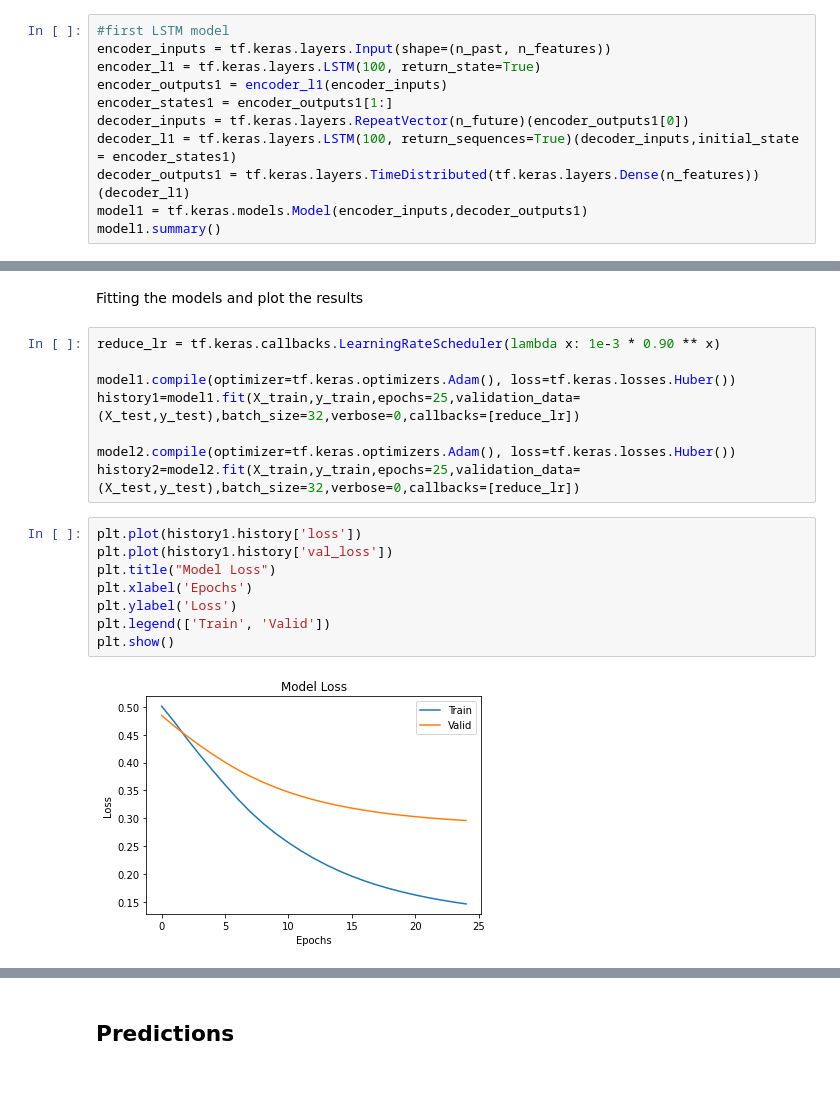
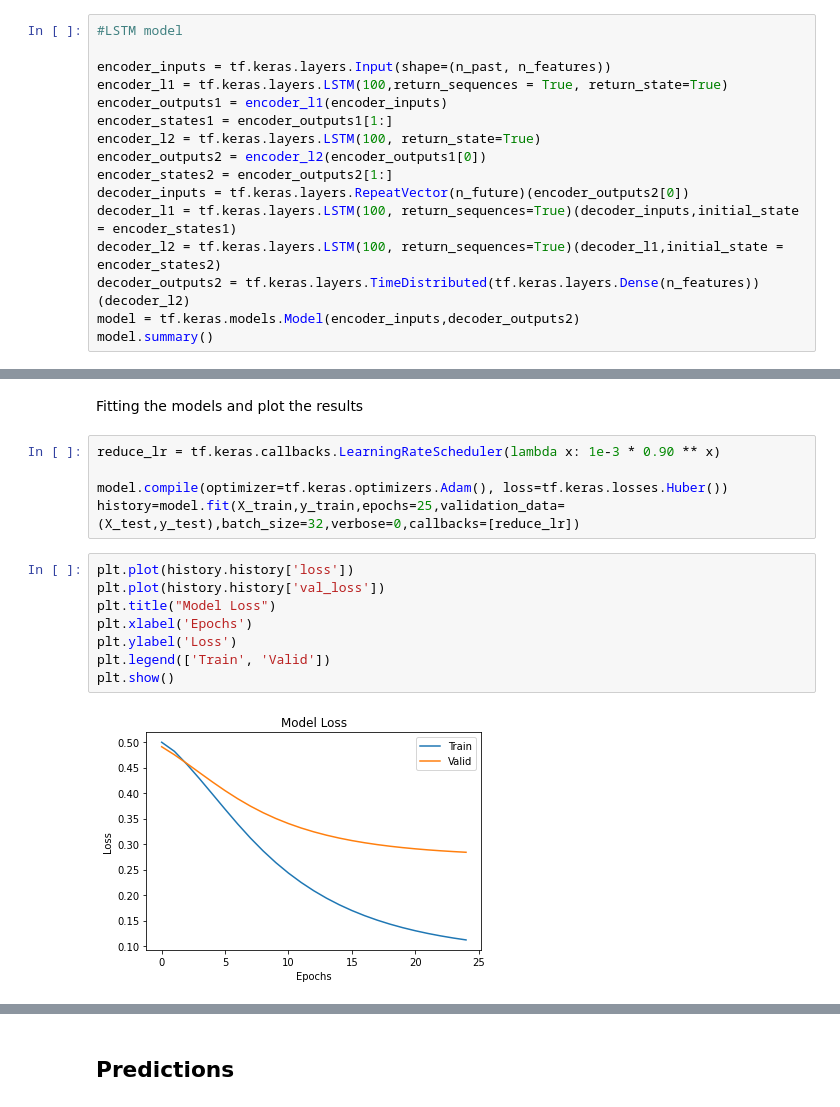
Before and after one commit to akouaouchissam/sparkNLP, a Jupyter notebook: predict_nextday_healthcare_features_from_clinical_data.ipynb, the cells around one changed output, grey strips where cells are left out. Drawn from its saved outputs; the diff is of its cells as text.

```diff
--- a/predict_nextday_healthcare_features_from_clinical_data.ipynb
+++ b/predict_nextday_healthcare_features_from_clinical_data.ipynb
@@ -1240,14 +1056,19 @@ array([[[-1., -1., -1., ..., -1., -1., -1.]]])
 # %% [markdown]
 ## *Creating the predictive Models*
 # %%
-#first LSTM model
+#LSTM model
+
 encoder_inputs = tf.keras.layers.Input(shape=(n_past, n_features))
-encoder_l1 = tf.keras.layers.LSTM(100, return_state=True)
+encoder_l1 = tf.keras.layers.LSTM(100,return_sequences = True, return_state=True)
 encoder_outputs1 = encoder_l1(encoder_inputs)
 encoder_states1 = encoder_outputs1[1:]
-decoder_inputs = tf.keras.layers.RepeatVector(n_future)(encoder_outputs1[0])
+encoder_l2 = tf.keras.layers.LSTM(100, return_state=True)
+encoder_outputs2 = encoder_l2(encoder_outputs1[0])
+encoder_states2 = encoder_outputs2[1:]
+decoder_inputs = tf.keras.layers.RepeatVector(n_future)(encoder_outputs2[0])
 decoder_l1 = tf.keras.layers.LSTM(100, return_sequences=True)(decoder_inputs,initial_state = encoder_states1)
-decoder_outputs1 = tf.keras.layers.TimeDistributed(tf.keras.layers.Dense(n_features))(decoder_l1)
-model1 = tf.keras.models.Model(encoder_inputs,decoder_outputs1)
-model1.summary()
+decoder_l2 = tf.keras.layers.LSTM(100, return_sequences=True)(decoder_l1,initial_state = encoder_states2)
+decoder_outputs2 = tf.keras.layers.TimeDistributed(tf.keras.layers.Dense(n_features))(decoder_l2)
+model = tf.keras.models.Model(encoder_inputs,decoder_outputs2)
+model.summary()
 # %% [output]
@@ -1310,18 +1094,15 @@ Fitting the models and plot the results
 # %%
 reduce_lr = tf.keras.callbacks.LearningRateScheduler(lambda x: 1e-3 * 0.90 ** x)
 
-model1.compile(optimizer=tf.keras.optimizers.Adam(), loss=tf.keras.losses.Huber())
-history1=model1.fit(X_train,y_train,epochs=25,validation_data=(X_test,y_test),batch_size=32,verbose=0,callbacks=[reduce_lr])
-
-model2.compile(optimizer=tf.keras.optimizers.Adam(), loss=tf.keras.losses.Huber())
-history2=model2.fit(X_train,y_train,epochs=25,validation_data=(X_test,y_test),batch_size=32,verbose=0,callbacks=[reduce_lr])
+model.compile(optimizer=tf.keras.optimizers.Adam(), loss=tf.keras.losses.Huber())
+history=model.fit(X_train,y_train,epochs=25,validation_data=(X_test,y_test),batch_size=32,verbose=0,callbacks=[reduce_lr])
 # %%
-plt.plot(history1.history['loss'])
-plt.plot(history1.history['val_loss'])
+plt.plot(history.history['loss'])
+plt.plot(history.history['val_loss'])
 plt.title("Model Loss")
 plt.xlabel('Epochs')
 plt.ylabel('Loss')
 plt.legend(['Train', 'Valid'])
 plt.show()
 # %% [output]
-[figure, old version]
+[figure, new version]
```
Also changed, not shown: parts of 19 cells of this notebook.
